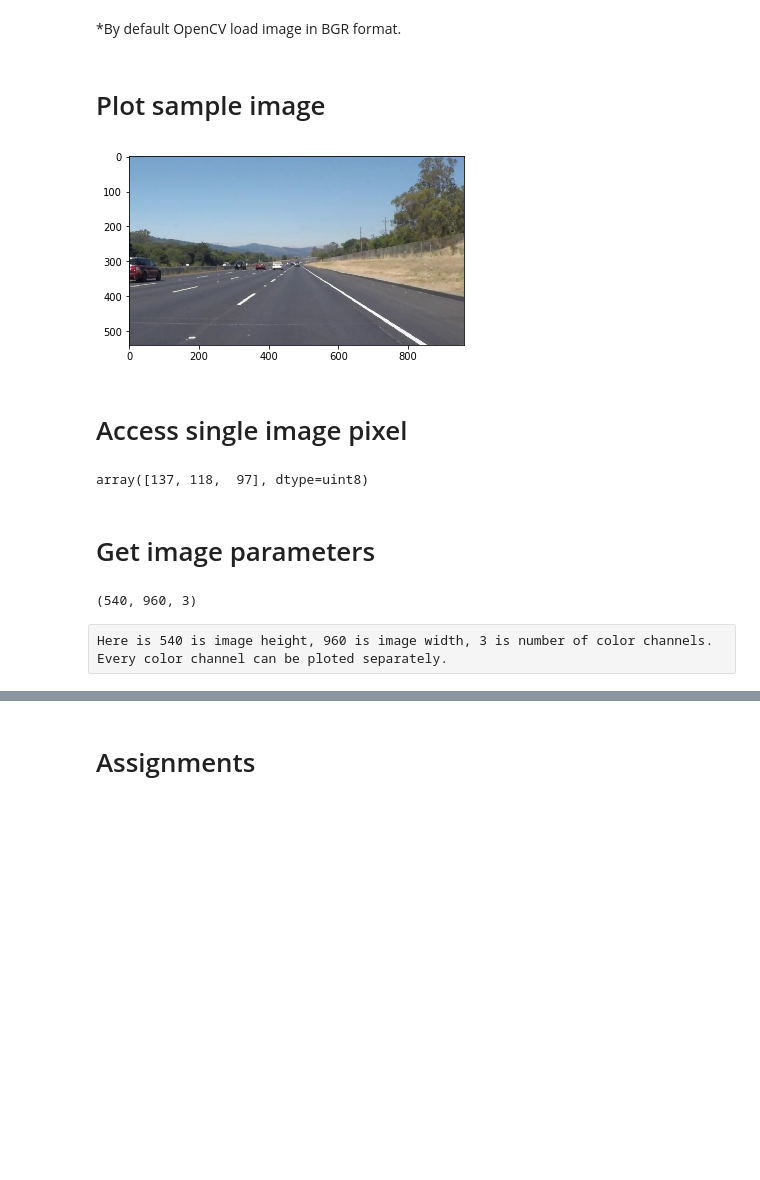
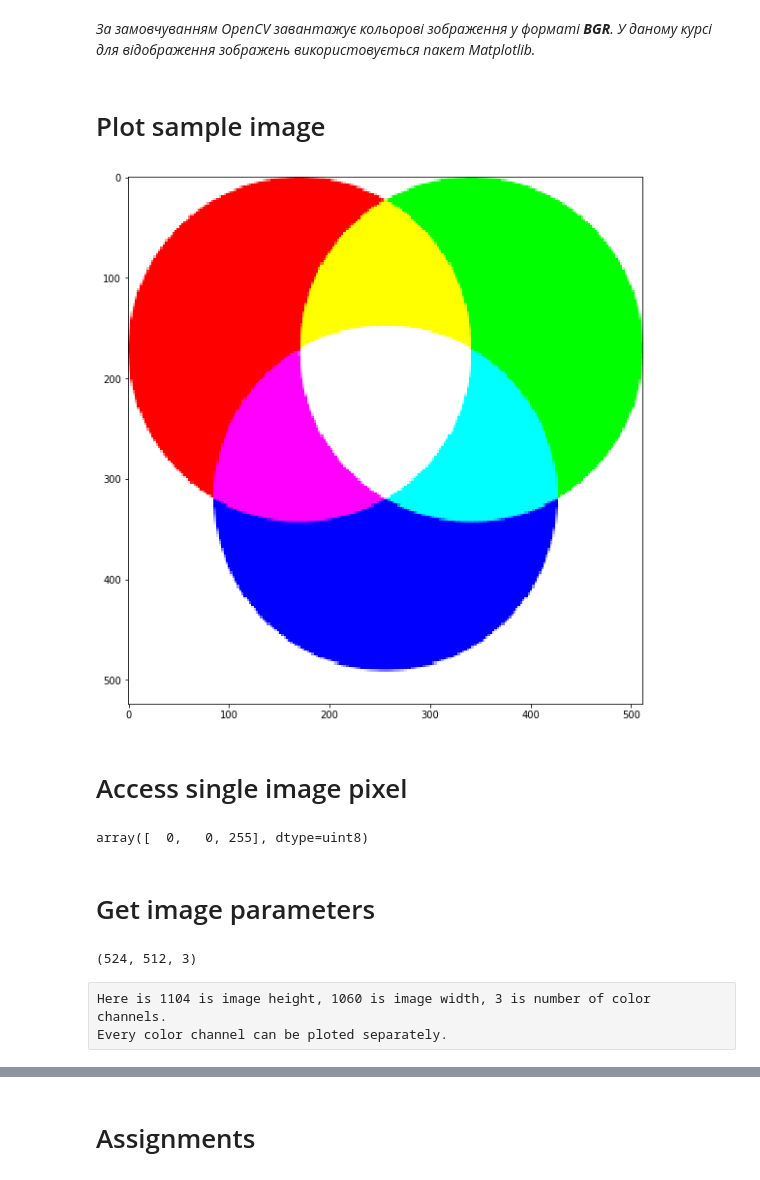
Before and after one commit to lavolpenoire/DIP, a Jupyter notebook: Lab1.ipynb, the cells around one changed output, grey strips where cells are left out. Drawn from its saved outputs; the diff is of its cells as text; code cells hidden in the pictures; blank space fills up the shorter version.

Commit message:
Updated Lab1 with new example images

```diff
--- a/Lab1.ipynb
+++ b/Lab1.ipynb
@@ -9,29 +66,30 @@ import matplotlib.pyplot as plt
 # %%
-img = cv2.imread("./examples/lane_detection_1.jpg")
+img = cv2.imread("./examples/rgb.png")
-# %% [markdown]
-*By default OpenCV load image in BGR format.
+# %% [markdown]
+*За замовчуванням OpenCV завантажує кольорові зображення у форматі **BGR**. У даному курсі для відображення зображень використовується пакет Matplotlib.*
 # %%
 img_rgb = cv2.cvtColor(img, cv2.COLOR_BGR2RGB)
 # %% [markdown]
 <h1>Plot sample image</h1>
 # %%
+plt.figure(figsize=(10, 10))
 plt.imshow(img_rgb)
 plt.show();
 # %% [output]
-[figure, old version]
+[figure, new version]
 # %% [markdown]
 <h1>Access single image pixel</h1>
-# %%
-img[255, 255]
-# %% [output]
-array([137, 118,  97], dtype=uint8)
+# %%
+img[127, 127]
+# %% [output]
+array([  0,   0, 255], dtype=uint8)
 # %% [markdown]
 <h1>Get image parameters</h1>
 # %%
 img_rgb.shape
 # %% [output]
-(540, 960, 3)
+(524, 512, 3)
 # %% [raw]
-Here is 540 is image height, 960 is image width, 3 is number of color channels.
+Here is 1104 is image height, 1060 is image width, 3 is number of color channels.
 Every color channel can be ploted separately.
 # %%
```
Also changed, not shown: parts of 23 cells of this notebook, 3 other files.
